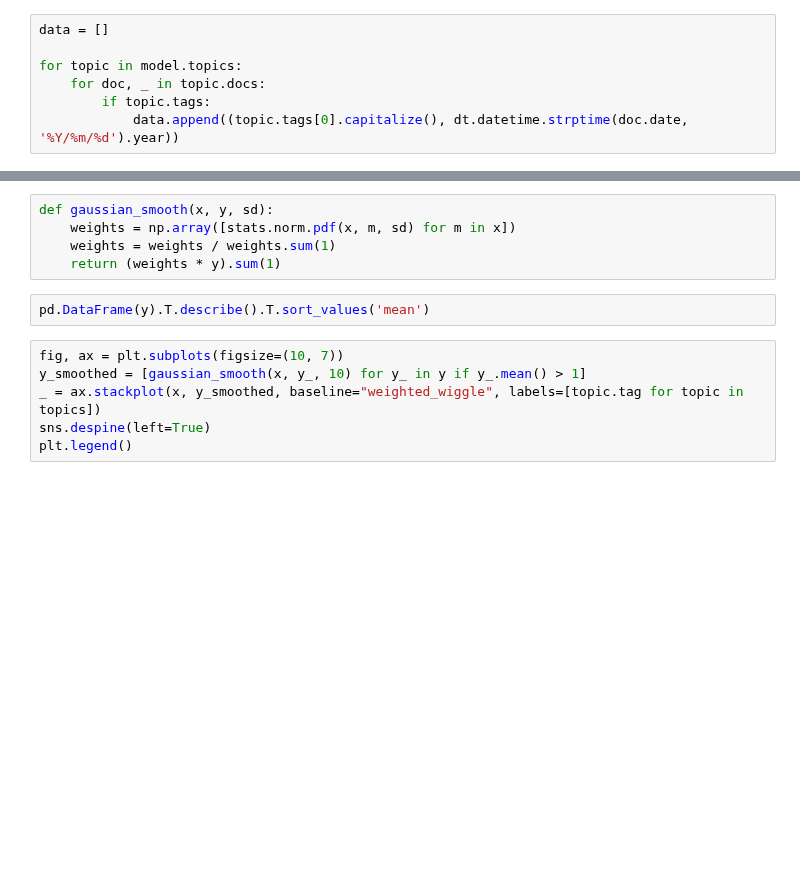
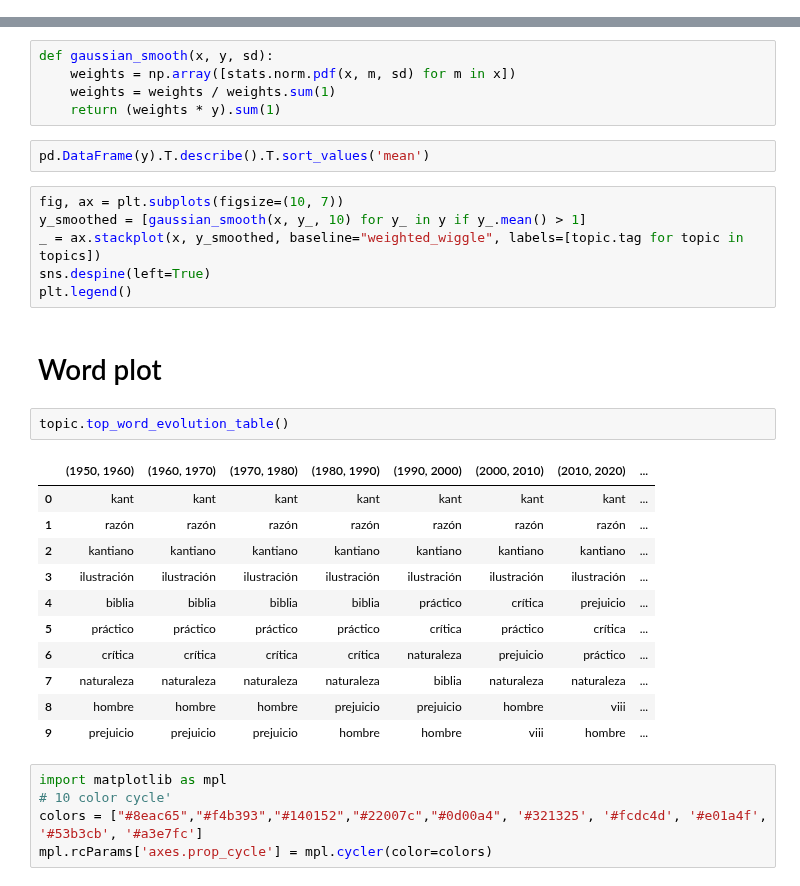
Before and after one commit to juanrloaiza/latinamerican-philosophy-mining, a Jupyter notebook: notebooks/4-Analysis.ipynb, the cells around one changed output, grey strips where cells are left out. Saved outputs shown, nothing was run; the diff lists cells and outputs as text; blank space fills up the shorter version.

```diff
--- a/notebooks/4-Analysis.ipynb
+++ b/notebooks/4-Analysis.ipynb
@@ -34,7 +26,0 @@ import datetime as dt
-# %%
-data = []
-
-for topic in model.topics:
-    for doc, _ in topic.docs:
-        if topic.tags:
-            data.append((topic.tags[0].capitalize(), dt.datetime.strptime(doc.date, '%Y/%m/%d').year))
@@ -95,3 +83,24 @@ y_smoothed = [gaussian_smooth(x, y_, 10) for y_ in y if y_.mean() > 1]
 _ = ax.stackplot(x, y_smoothed, baseline="weighted_wiggle", labels=[topic.tag for topic in topics])
 sns.despine(left=True)
 plt.legend()
+# %% [markdown]
+# Word plot
+# %%
+topic.top_word_evolution_table()
+# %% [output]
+|  | (1950, 1960) | (1960, 1970) | (1970, 1980) | (1980, 1990) | (1990, 2000) | (2000, 2010) | (2010, 2020) | ... |
+| 0 | kant | kant | kant | kant | kant | kant | kant | ... |
+| 1 | razón | razón | razón | razón | razón | razón | razón | ... |
+| 2 | kantiano | kantiano | kantiano | kantiano | kantiano | kantiano | kantiano | ... |
+| 3 | ilustración | ilustración | ilustración | ilustración | ilustración | ilustración | ilustración | ... |
+| 4 | biblia | biblia | biblia | biblia | práctico | crítica | prejuicio | ... |
+| 5 | práctico | práctico | práctico | práctico | crítica | práctico | crítica | ... |
+| 6 | crítica | crítica | crítica | crítica | naturaleza | prejuicio | práctico | ... |
+| 7 | naturaleza | naturaleza | naturaleza | naturaleza | biblia | naturaleza | naturaleza | ... |
+| 8 | hombre | hombre | hombre | prejuicio | prejuicio | hombre | viii | ... |
+| 9 | prejuicio | prejuicio | prejuicio | hombre | hombre | viii | hombre | ... |
+# %%
+import matplotlib as mpl
+# 10 color cycle'
+colors = ["#8eac65","#f4b393","#140152","#22007c","#0d00a4", '#321325', '#fcdc4d', '#e01a4f', '#53b3cb', '#a3e7fc']
+mpl.rcParams['axes.prop_cycle'] = mpl.cycler(color=colors)
```
Also changed, not shown: parts of 10 cells of this notebook, 1 other file.
